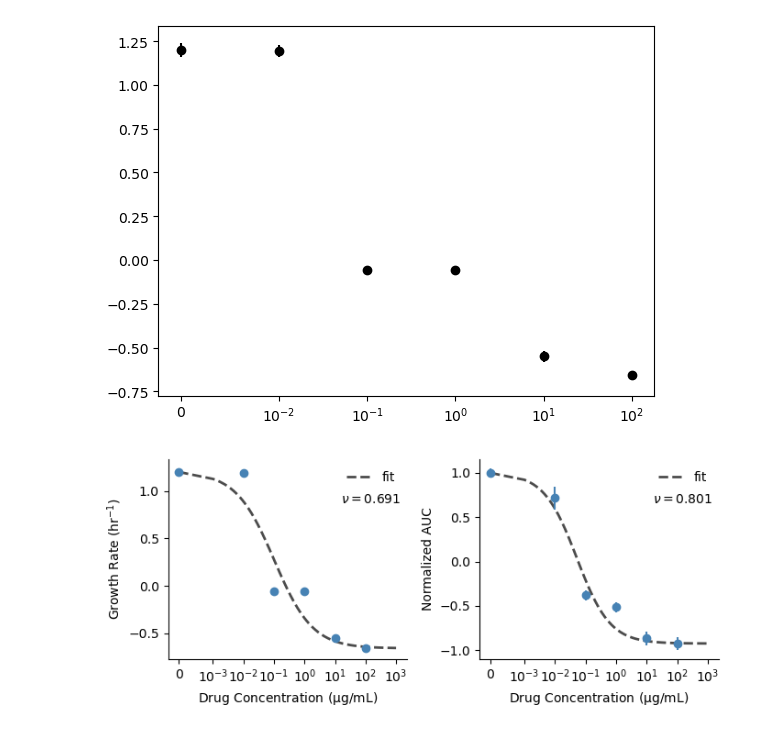
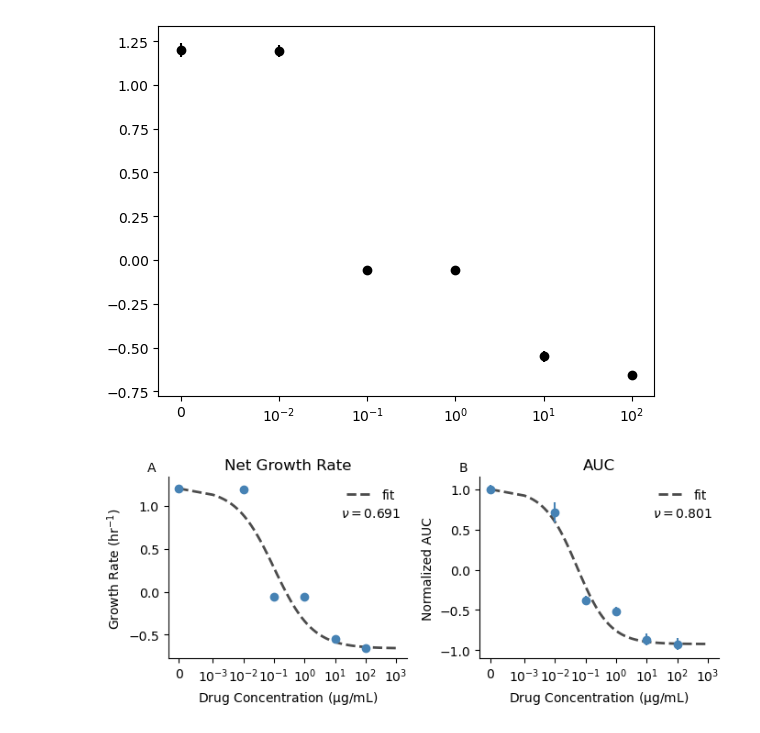
Before and after one commit to eshanking/time-kill-protocol, a Jupyter notebook: data/experiment_code/linear_range_algorithm.ipynb, the cells around one changed output. Saved outputs shown, nothing was run; the diff lists cells and outputs as text; code cells hidden in the pictures.

```diff
--- a/data/experiment_code/linear_range_algorithm.ipynb
+++ b/data/experiment_code/linear_range_algorithm.ipynb
@@ -224,7 +233,9 @@ for ax in ax_list[-1,:]:
     ax.set_xlabel('Time (min)')
 
 for key,i in enumerate(cell_count_mean.keys()):
-    ax_list[0,key].set_title(str(i))
+    ax_list[0,key].set_title(str(i) + ' $\mathrm{\mu g/mL}$',fontsize=10)
+
+fig.text(0.02,0.5, 'Replicates', va='center', rotation='vertical',fontsize=12)
 
 fig.savefig('../../figures/raw_data_with_fit.pdf',bbox_inches='tight')
 # %% [output]
@@ -340,31 +351,36 @@ p0 = [0.1,1]
 popt,pcov = curve_fit(lambda x, mic,k: pharmacodynamic_curve(x,gmax,gmin,mic,k),
                         conc_list,auc_mean,p0=p0,maxfev=100000)
 
 conc_fit = np.logspace(-3,3,100)
 
 # append 0 to the beginning of the array
 conc_fit = np.insert(conc_fit,0,0)
 
 # auc_fit = pharmacodynamic_curve(conc_fit,gmax,gmin,0.1,1)
 auc_fit = pharmacodynamic_curve(conc_fit,gmax,gmin,popt[0],popt[1])
 
 ax.plot(conc_fit,auc_fit,'--',color='black',alpha=0.7,linewidth=2,zorder=-1,label='fit')
 
 ax.set_xscale('symlog',linthresh=0.001)
 ax.set_xlabel('Drug Concentration ($\mathrm{\mu}$g/mL)')
 ax.set_ylabel('Normalized AUC')
 
 ax.legend(frameon=False)
 
+ann_list = ['A','B']
 # remove right and top spines
 for ax in ax_list:
     ax.spines['right'].set_visible(False)
     ax.spines['top'].set_visible(False)
+    ax.annotate(ann_list.pop(0),(-0.07,1.05),xycoords='axes fraction',ha='center',va='center')
+
+ax_list[0].set_title('Net Growth Rate')
+ax_list[1].set_title('AUC')
 
 ax.annotate('$\\nu = $' + str(round(popt[1],3)),(0.85,0.8),xycoords='axes fraction',ha='center',va='center')
 
 fig.tight_layout()
 
 fig.savefig('../../figures/pharmacodynamic_fit.pdf',bbox_inches='tight')
 # %% [output]
-[figure, old version]
+[figure, new version]
```
Also changed, not shown: parts of 2 cells of this notebook, 19 other files.
